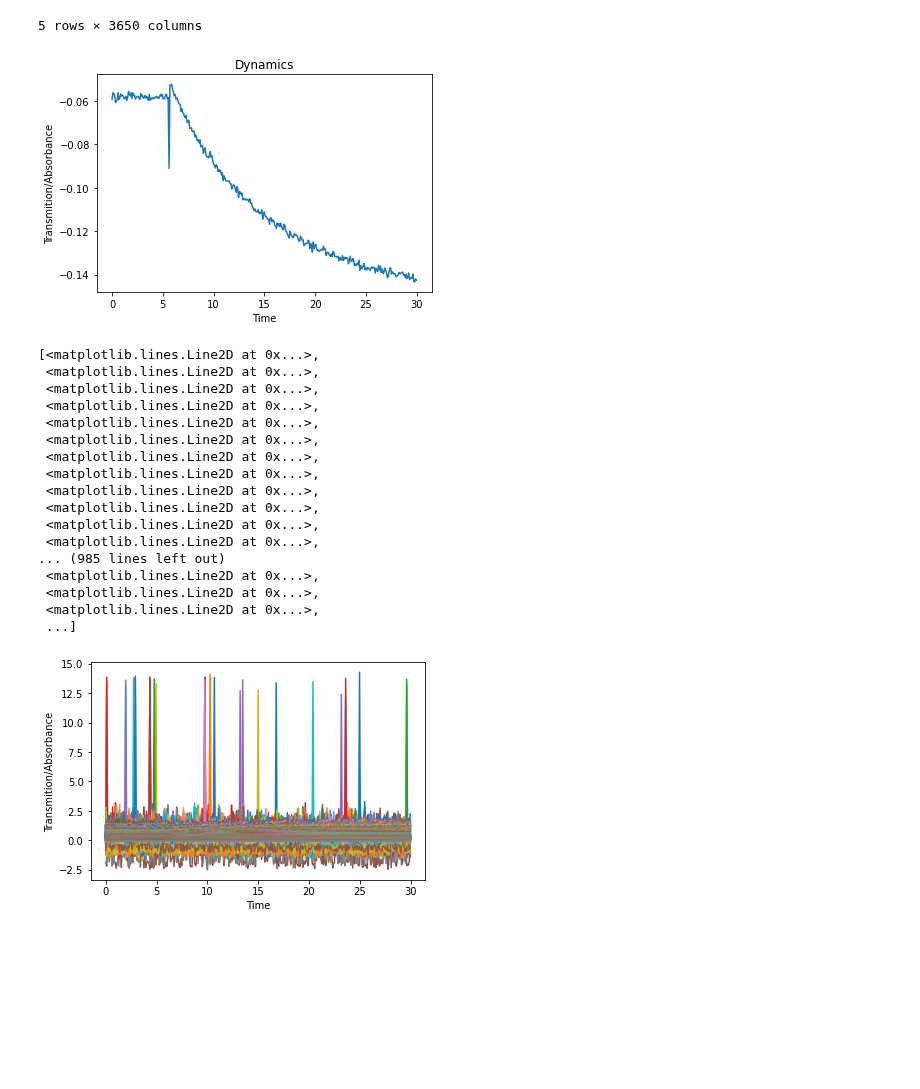
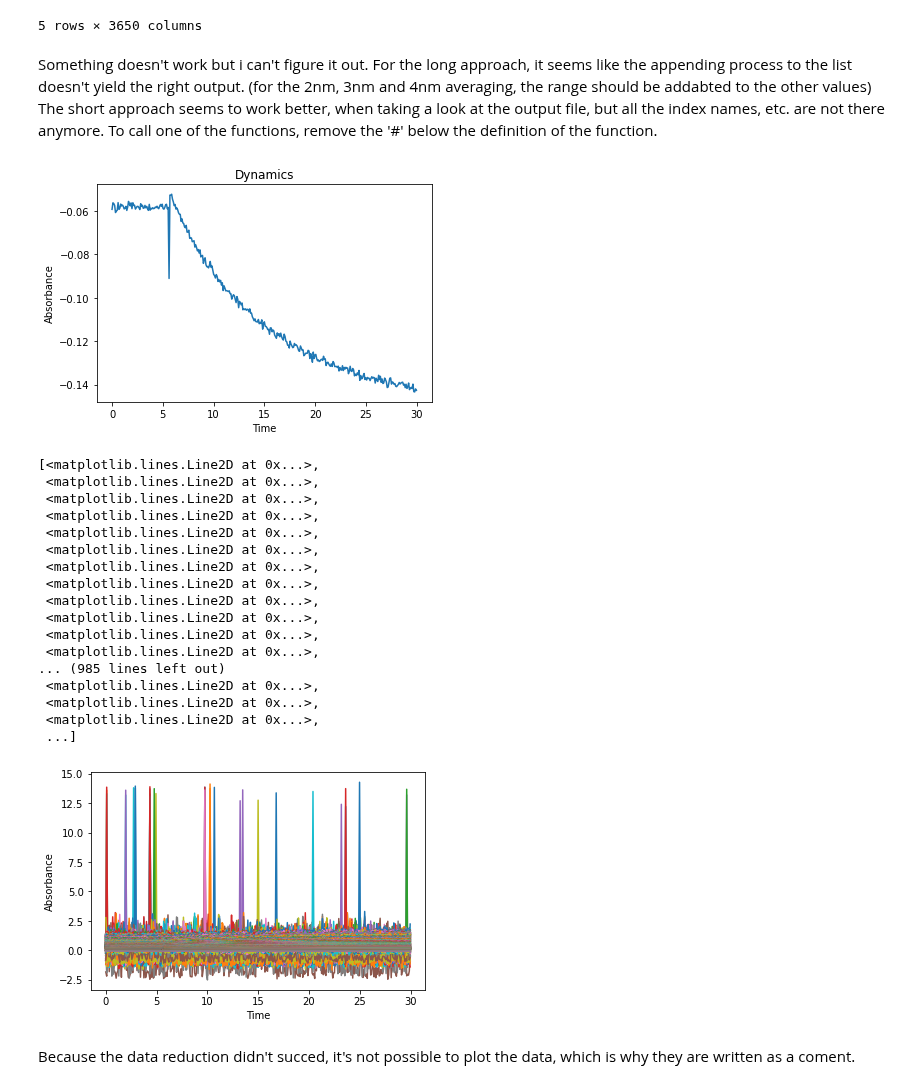
Before and after one commit to TillVollmer5/DSF-FS2022, a Jupyter notebook: CodingTask1.ipynb, the cells around one changed output. Saved outputs shown, nothing was run; the diff lists cells and outputs as text; code cells hidden in the pictures; blank space fills up the shorter version.

```diff
--- a/CodingTask1.ipynb
+++ b/CodingTask1.ipynb
@@ -95,3 +117,7 @@ def nm2_averaged_s():
+# %% [markdown]
+Something doesn't work but i can't figure it out. For the long approach, it seems like the appending process to the list doesn't yield the right output. (for the 2nm, 3nm and 4nm averaging, the range should be addabted to the other values)
+The short approach seems to work better, when taking a look at the output file, but all the index names, etc. are not there anymore.
+To call one of the functions, remove the '#' below the definition of the function.
 # %%
 time= df.iloc[:, 1]/1000
 time_corrected= time - 1540456324.789
@@ -99,39 +125,41 @@ diff_wl= -df.iloc[:, 1950] - df.iloc[:, 1800]
 
 fig, ax = plt.subplots()
 ax.set_title('Dynamics')
-ax.set_ylabel('Transmition/Absorbance')
+ax.set_ylabel('Absorbance')
 ax.set_xlabel('Time')
 ax.plot(time_corrected, diff_wl)
 plt.savefig('CCD-Plot.png')
 # %% [output]
-[figure, old version]
+[figure, new version]
 # %%
 time= df.iloc[:, 1]/1000
 time_corrected= time - 1540456324.789
 diff_wl= df.iloc[:,2::]
 #diff_wl_reduced= average_values_array[:, :]
 
 fig, ax = plt.subplots()
-ax.set_ylabel('Transmition/Absorbance')
+ax.set_ylabel('Absorbance')
 ax.set_xlabel('Time')
 ax.plot(time_corrected, diff_wl)
 #ax.plot(time_corrected, diff_wl_reduced)
 # %% [output]
 [<matplotlib.lines.Line2D at 0x...>,
  <matplotlib.lines.Line2D at 0x...>,
  <matplotlib.lines.Line2D at 0x...>,
  <matplotlib.lines.Line2D at 0x...>,
  <matplotlib.lines.Line2D at 0x...>,
  <matplotlib.lines.Line2D at 0x...>,
  <matplotlib.lines.Line2D at 0x...>,
  <matplotlib.lines.Line2D at 0x...>,
  <matplotlib.lines.Line2D at 0x...>,
  <matplotlib.lines.Line2D at 0x...>,
  <matplotlib.lines.Line2D at 0x...>,
  <matplotlib.lines.Line2D at 0x...>,
 ... (985 lines left out)
  <matplotlib.lines.Line2D at 0x...>,
  <matplotlib.lines.Line2D at 0x...>,
  <matplotlib.lines.Line2D at 0x...>,
  ...]
-[figure, old version]
+[figure, new version]
+# %% [markdown]
+Because the data reduction didn't succed, it's not possible to plot the data, which is why they are written as a coment.
```
Also changed, not shown: parts of 1 cell of this notebook.
